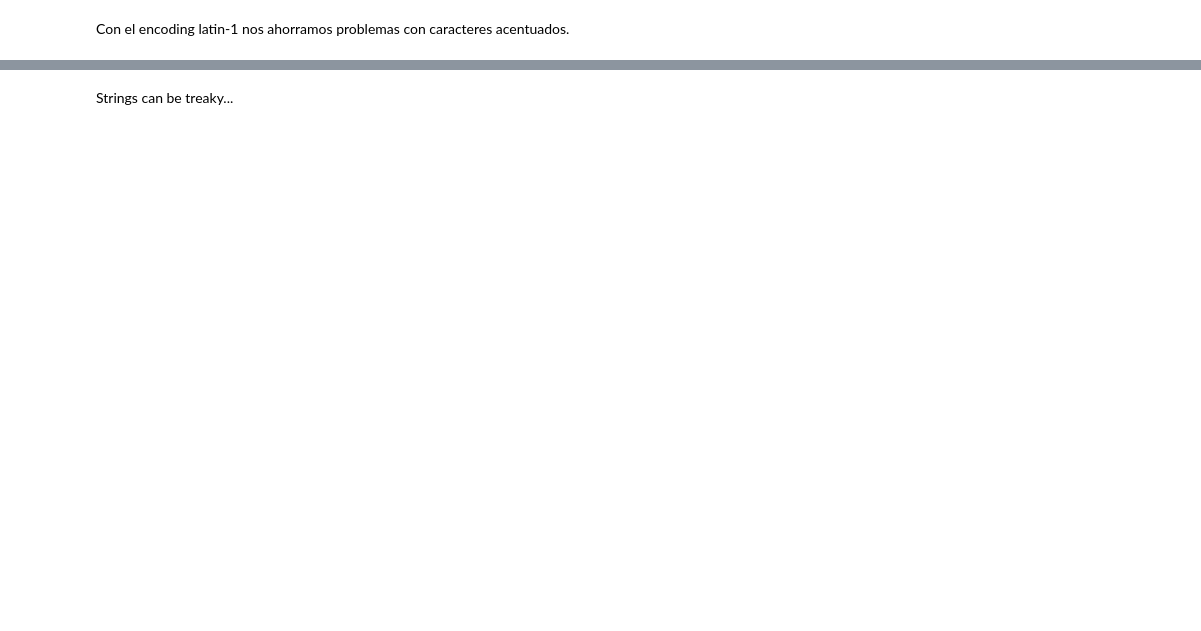
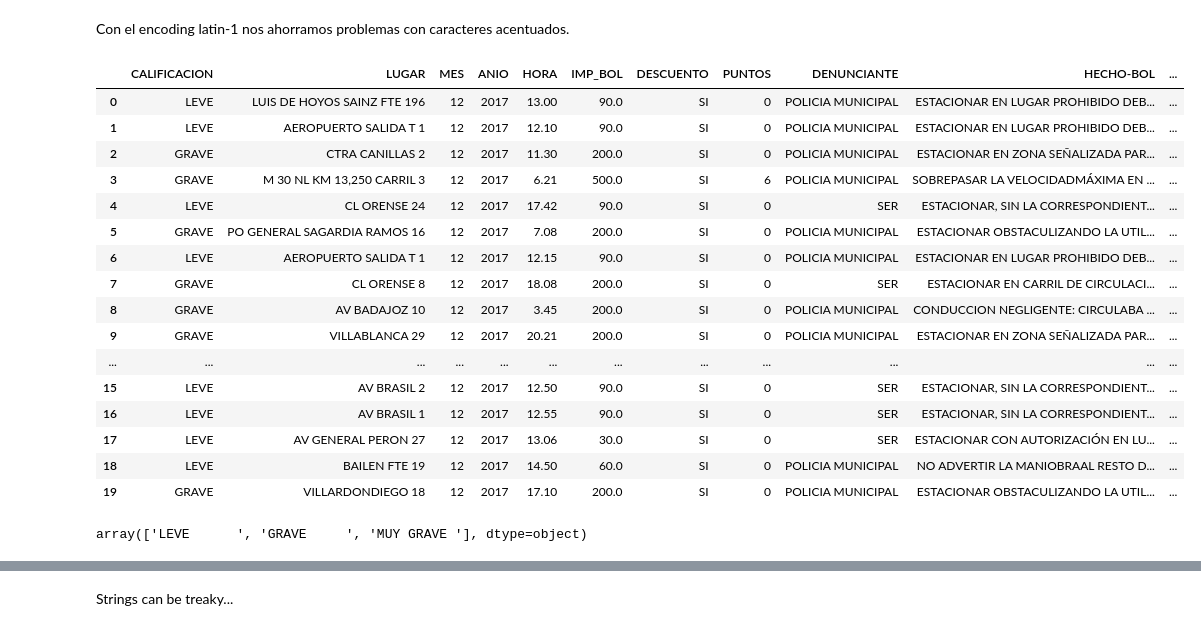
Before and after one commit to huanlui/numpy-pandas-notebook, a Jupyter notebook: Solved/02-loading_and_saving_data_2018_04_14-clean.ipynb, the cells around one changed output, grey strips where cells are left out. Drawn from its saved outputs; the diff is of its cells as text; code cells hidden in the pictures; blank space fills up the shorter version.

```diff
--- a/Solved/02-loading_and_saving_data_2018_04_14-clean.ipynb
+++ b/Solved/02-loading_and_saving_data_2018_04_14-clean.ipynb
@@ -60,7 +211,8 @@ multas_response = requests.get(my_path)
 # %%
-multas_path = 'multas.csv'
-multas_file = open(multas_path, 'wb')
-multas_file.write(multas_response.content)
-multas_file.close()
+
+multas_path = '210104-180-multas-circulacion-detalle.csv'
+#multas_file = open(multas_path, 'wb')
+#multas_file.write(multas_response.content)
+#multas_file.close()
 # %%
 ! wc -l {multas_path} #unix
@@ -69,6 +233,27 @@ multas_file.close()
 # %% [markdown]
 Con el encoding latin-1 nos ahorramos problemas con caracteres acentuados.
 # %%
-multas_path2="data/201712_multas_circulacion_detalle.csv"
-df_multas = pd.read_csv(multas_path2, sep=';', encoding='latin-1')
+df_multas = pd.read_csv(multas_path, sep=';', encoding='latin-1')
 df_multas.head(20)
+# %% [output]
+|  | CALIFICACION | LUGAR | MES | ANIO | HORA | IMP_BOL | DESCUENTO | PUNTOS | DENUNCIANTE | HECHO-BOL | ... |
+| 0 | LEVE | LUIS DE HOYOS SAINZ FTE 196 | 12 | 2017 | 13.00 | 90.0 | SI | 0 | POLICIA MUNICIPAL | ESTACIONAR EN LUGAR PROHIBIDO DEB... | ... |
+| 1 | LEVE | AEROPUERTO SALIDA T 1 | 12 | 2017 | 12.10 | 90.0 | SI | 0 | POLICIA MUNICIPAL | ESTACIONAR EN LUGAR PROHIBIDO DEB... | ... |
+| 2 | GRAVE | CTRA CANILLAS 2 | 12 | 2017 | 11.30 | 200.0 | SI | 0 | POLICIA MUNICIPAL | ESTACIONAR EN ZONA SEÑALIZADA PAR... | ... |
+| 3 | GRAVE | M 30 NL KM 13,250 CARRIL 3 | 12 | 2017 | 6.21 | 500.0 | SI | 6 | POLICIA MUNICIPAL | SOBREPASAR LA VELOCIDADMÁXIMA EN ... | ... |
+| 4 | LEVE | CL ORENSE 24 | 12 | 2017 | 17.42 | 90.0 | SI | 0 | SER | ESTACIONAR, SIN LA CORRESPONDIENT... | ... |
+| 5 | GRAVE | PO GENERAL SAGARDIA RAMOS 16 | 12 | 2017 | 7.08 | 200.0 | SI | 0 | POLICIA MUNICIPAL | ESTACIONAR OBSTACULIZANDO LA UTIL... | ... |
+| 6 | LEVE | AEROPUERTO SALIDA T 1 | 12 | 2017 | 12.15 | 90.0 | SI | 0 | POLICIA MUNICIPAL | ESTACIONAR EN LUGAR PROHIBIDO DEB... | ... |
+| 7 | GRAVE | CL ORENSE 8 | 12 | 2017 | 18.08 | 200.0 | SI | 0 | SER | ESTACIONAR EN CARRIL DE CIRCULACI... | ... |
+| 8 | GRAVE | AV BADAJOZ 10 | 12 | 2017 | 3.45 | 200.0 | SI | 0 | POLICIA MUNICIPAL | CONDUCCION NEGLIGENTE: CIRCULABA ... | ... |
+| 9 | GRAVE | VILLABLANCA 29 | 12 | 2017 | 20.21 | 200.0 | SI | 0 | POLICIA MUNICIPAL | ESTACIONAR EN ZONA SEÑALIZADA PAR... | ... |
+| ... | ... | ... | ... | ... | ... | ... | ... | ... | ... | ... | ... |
+| 15 | LEVE | AV BRASIL 2 | 12 | 2017 | 12.50 | 90.0 | SI | 0 | SER | ESTACIONAR, SIN LA CORRESPONDIENT... | ... |
+| 16 | LEVE | AV BRASIL 1 | 12 | 2017 | 12.55 | 90.0 | SI | 0 | SER | ESTACIONAR, SIN LA CORRESPONDIENT... | ... |
+| 17 | LEVE | AV GENERAL PERON 27 | 12 | 2017 | 13.06 | 30.0 | SI | 0 | SER | ESTACIONAR CON AUTORIZACIÓN EN LU... | ... |
+| 18 | LEVE | BAILEN FTE 19 | 12 | 2017 | 14.50 | 60.0 | SI | 0 | POLICIA MUNICIPAL | NO ADVERTIR LA MANIOBRAAL RESTO D... | ... |
+| 19 | GRAVE | VILLARDONDIEGO 18 | 12 | 2017 | 17.10 | 200.0 | SI | 0 | POLICIA MUNICIPAL | ESTACIONAR OBSTACULIZANDO LA UTIL... | ... |
+# %%
+df_multas['CALIFICACION'].unique()
+# %% [output]
+array(['LEVE      ', 'GRAVE     ', 'MUY GRAVE '], dtype=object)
```
Also changed, not shown: parts of 60 cells of this notebook, 16 other files.
